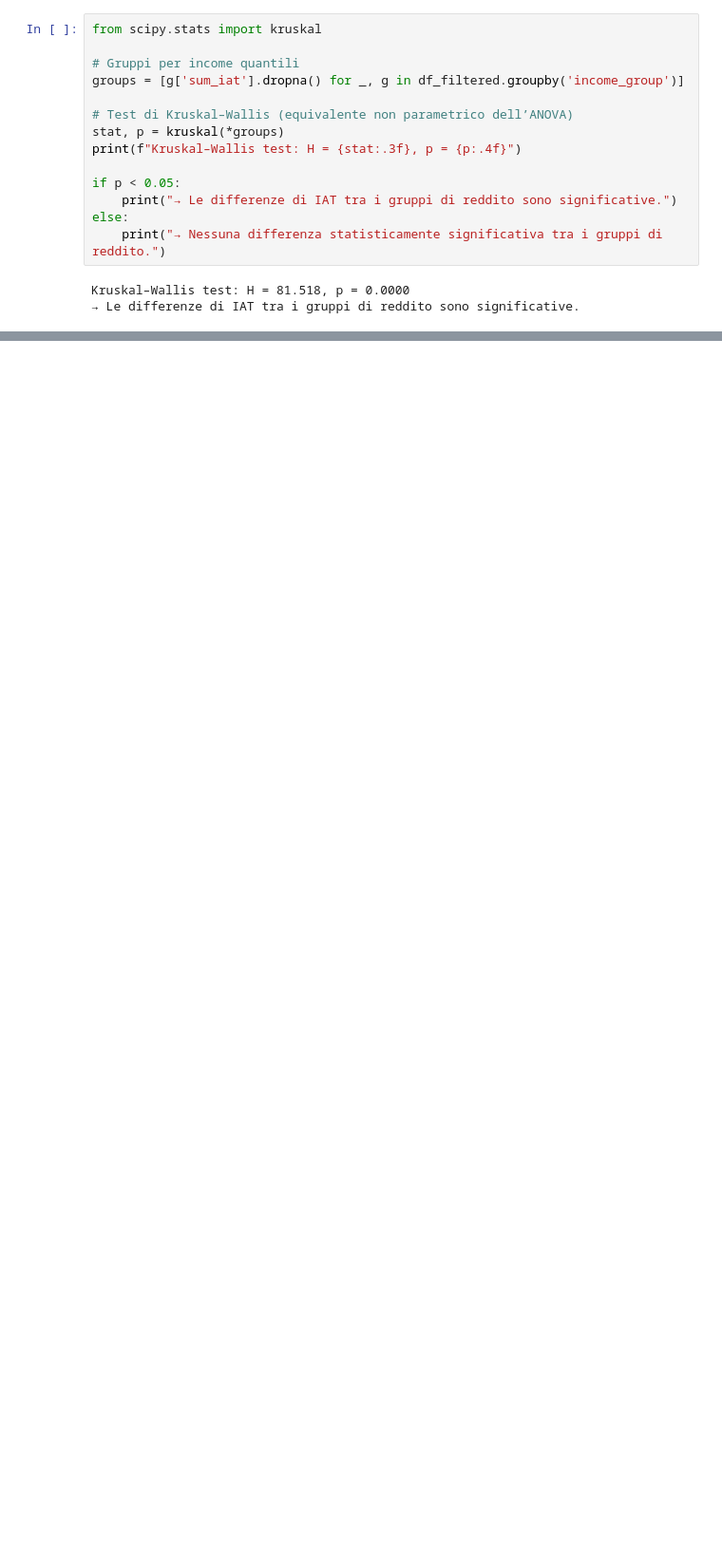
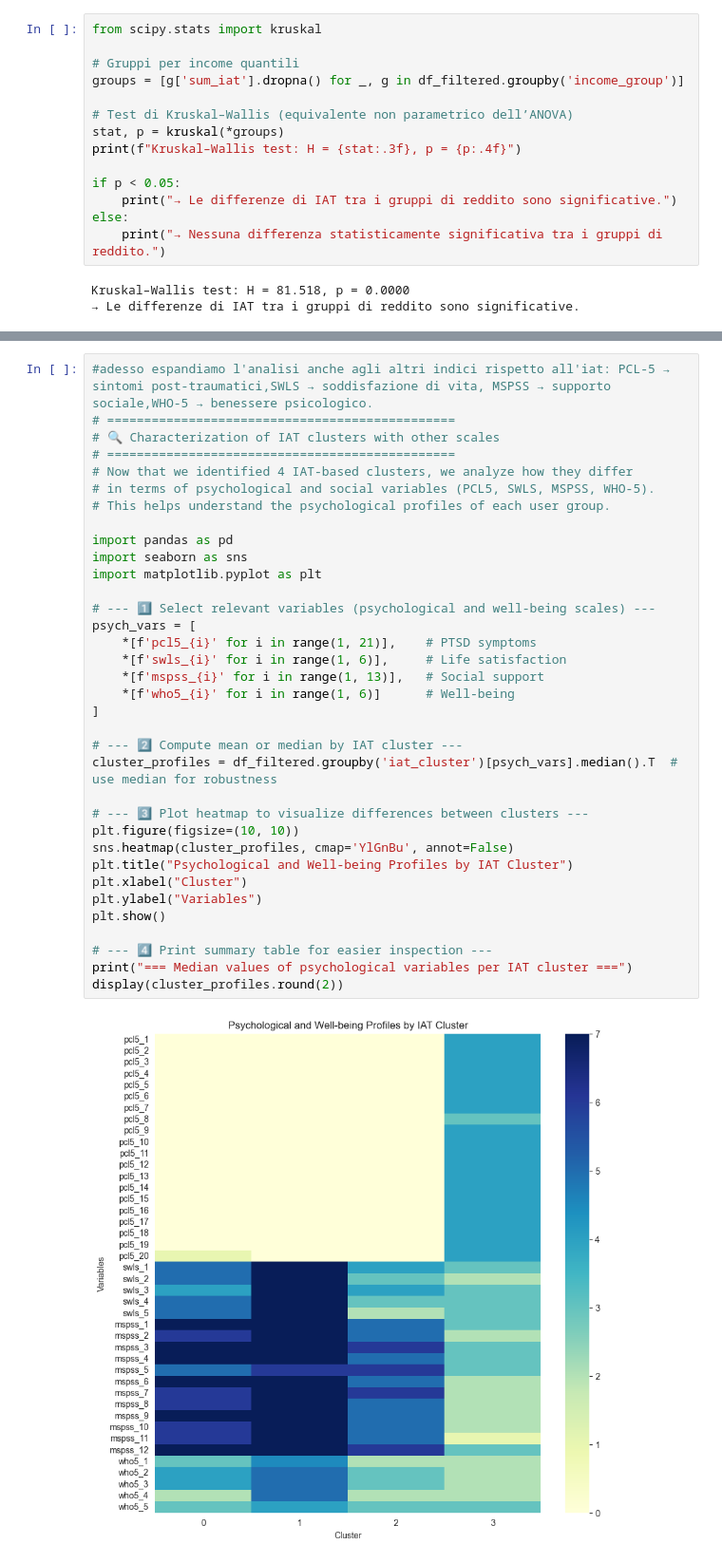
Before and after one commit to francescaius/ehealth2025_gruppo12, a Jupyter notebook: eHealthProject_20252026/dataset_analysis.ipynb, the cells around one changed output, grey strips where cells are left out. Shown at 95% size. Drawn from its saved outputs; the diff is of its cells as text; blank space fills up the shorter version.

```diff
--- a/eHealthProject_20252026/dataset_analysis.ipynb
+++ b/eHealthProject_20252026/dataset_analysis.ipynb
@@ -995,0 +1458,37 @@ Kruskal–Wallis test: H = 81.518, p = 0.0000
+# %%
+#adesso espandiamo l'analisi anche agli altri indici rispetto all'iat: PCL-5 → sintomi post-traumatici,SWLS → soddisfazione di vita, MSPSS → supporto sociale,WHO-5 → benessere psicologico.
+# ===============================================
+# 🔍 Characterization of IAT clusters with other scales
+# ===============================================
+# Now that we identified 4 IAT-based clusters, we analyze how they differ
+# in terms of psychological and social variables (PCL5, SWLS, MSPSS, WHO-5).
+# This helps understand the psychological profiles of each user group.
+
+import pandas as pd
+import seaborn as sns
+import matplotlib.pyplot as plt
+
+# --- 1️⃣ Select relevant variables (psychological and well-being scales) ---
+psych_vars = [
+    *[f'pcl5_{i}' for i in range(1, 21)],    # PTSD symptoms
+    *[f'swls_{i}' for i in range(1, 6)],     # Life satisfaction
+    *[f'mspss_{i}' for i in range(1, 13)],   # Social support
+    *[f'who5_{i}' for i in range(1, 6)]      # Well-being
+]
+
+# --- 2️⃣ Compute mean or median by IAT cluster ---
+cluster_profiles = df_filtered.groupby('iat_cluster')[psych_vars].median().T  # use median for robustness
+
+# --- 3️⃣ Plot heatmap to visualize differences between clusters ---
+plt.figure(figsize=(10, 10))
+sns.heatmap(cluster_profiles, cmap='YlGnBu', annot=False)
+plt.title("Psychological and Well-being Profiles by IAT Cluster")
+plt.xlabel("Cluster")
+plt.ylabel("Variables")
+plt.show()
+
+# --- 4️⃣ Print summary table for easier inspection ---
+print("=== Median values of psychological variables per IAT cluster ===")
+display(cluster_profiles.round(2))
+# %% [output]
+[figure, added]
```
Also changed, not shown: parts of 26 cells of this notebook.
